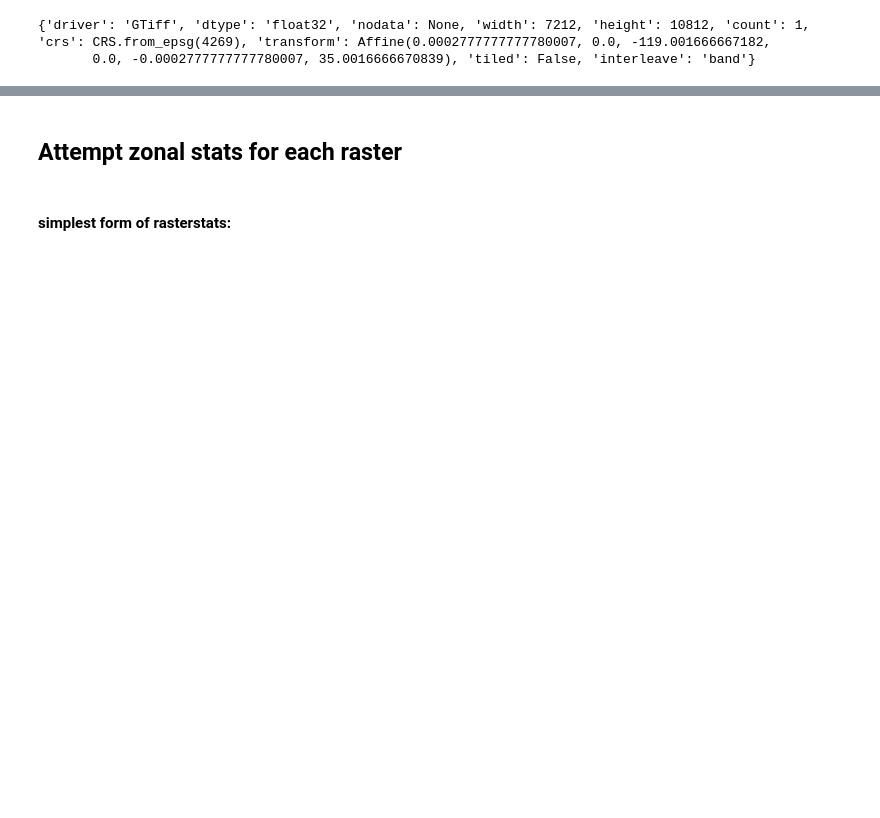
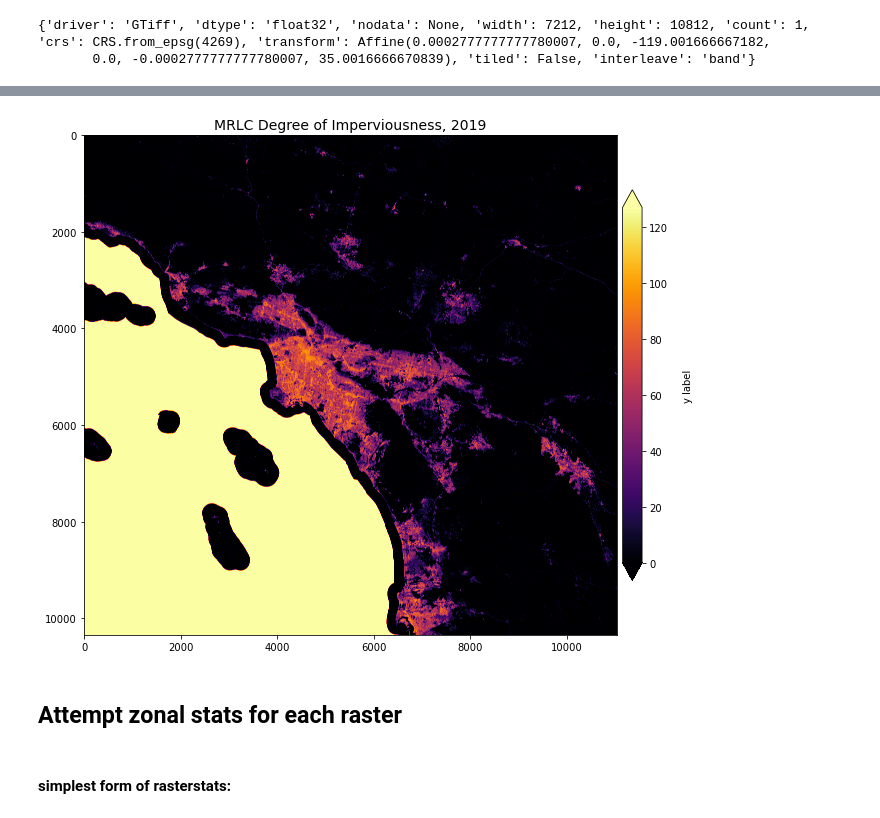
Before and after one commit to janderson5417/earthgrids_v2, a Jupyter notebook: raster_stats.ipynb, the cells around one changed output, grey strips where cells are left out. Saved outputs shown, nothing was run; the diff lists cells and outputs as text; code cells hidden in the pictures; blank space fills up the shorter version.

```diff
--- a/raster_stats.ipynb
+++ b/raster_stats.ipynb
@@ -51,0 +81,3 @@ array([[52, 52, 52, ..., 52, 52, 52],
+# %%
+impv_src = rasterio.open('data/impv/NLCD_2019_Impervious_L48_20210604_rNuMWD3Z0SuUkIIVRc8K.tiff', driver="GTiff")
+impv_transform = impv_src.meta['transform']
@@ -67,3 +114,13 @@ dem_arr = dem_src.read(1)
+# %%
+fig, ax = plt.subplots(figsize=(10,10))
+impvplot = ax.imshow(impv_src.read(1), cmap='inferno')
+ax.set_title("MRLC Degree of Imperviousness, 2019", fontsize=14)
+cbar = fig.colorbar(impvplot, fraction=0.035, pad=0.01, extend='both')
+cbar.ax.get_yaxis().labelpad = 15
+cbar.ax.set_ylabel('y label', rotation=90)
+plt.show()
+# %% [output]
+[figure, added]
 # %% [markdown]
 ## Attempt zonal stats for each raster
 # %% [markdown]
```
Also changed, not shown: parts of 31 cells of this notebook, 6 other files.
